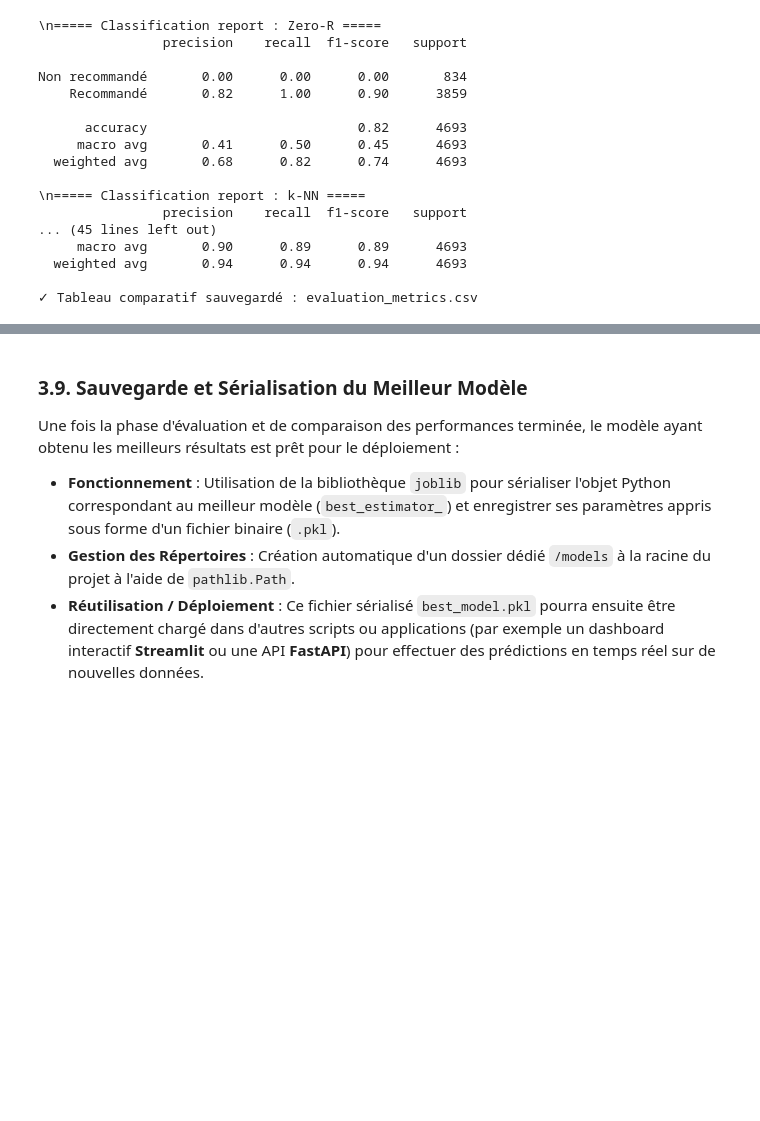
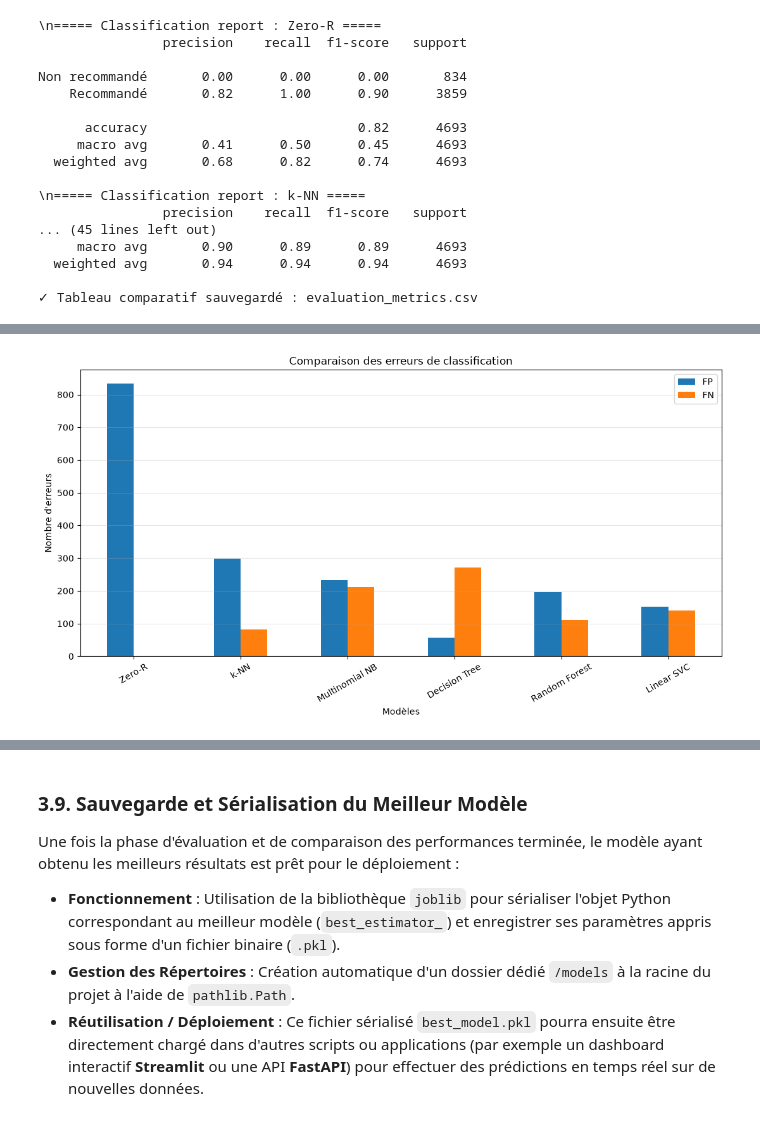
Before and after one commit to RSD018/Prediction-des-recommandations--dachats--de-vetements--pour--femmes, a Jupyter notebook: notebooks/03_classification_models.ipynb, the cells around one changed output, grey strips where cells are left out. Cells and saved outputs as stored; diff of their text form; code cells hidden in the pictures; blank space fills up the shorter version.

```diff
--- a/notebooks/03_classification_models.ipynb
+++ b/notebooks/03_classification_models.ipynb
@@ -572,0 +808,19 @@ Non recommandé       0.00      0.00      0.00       834
+# %%
+# 4. Comparaison des faux positifs et faux négatifs
+
+error_df.plot(
+    x="Model",
+    y=["FP", "FN"],
+    kind="bar",
+    figsize=(11, 6)
+)
+
+plt.title("Comparaison des erreurs de classification")
+plt.ylabel("Nombre d'erreurs")
+plt.xlabel("Modèles")
+plt.xticks(rotation=30)
+plt.grid(axis="y", alpha=0.3)
+plt.tight_layout()
+plt.show()
+# %% [output]
+[figure, added]
```
Also changed, not shown: parts of 18 cells of this notebook.
